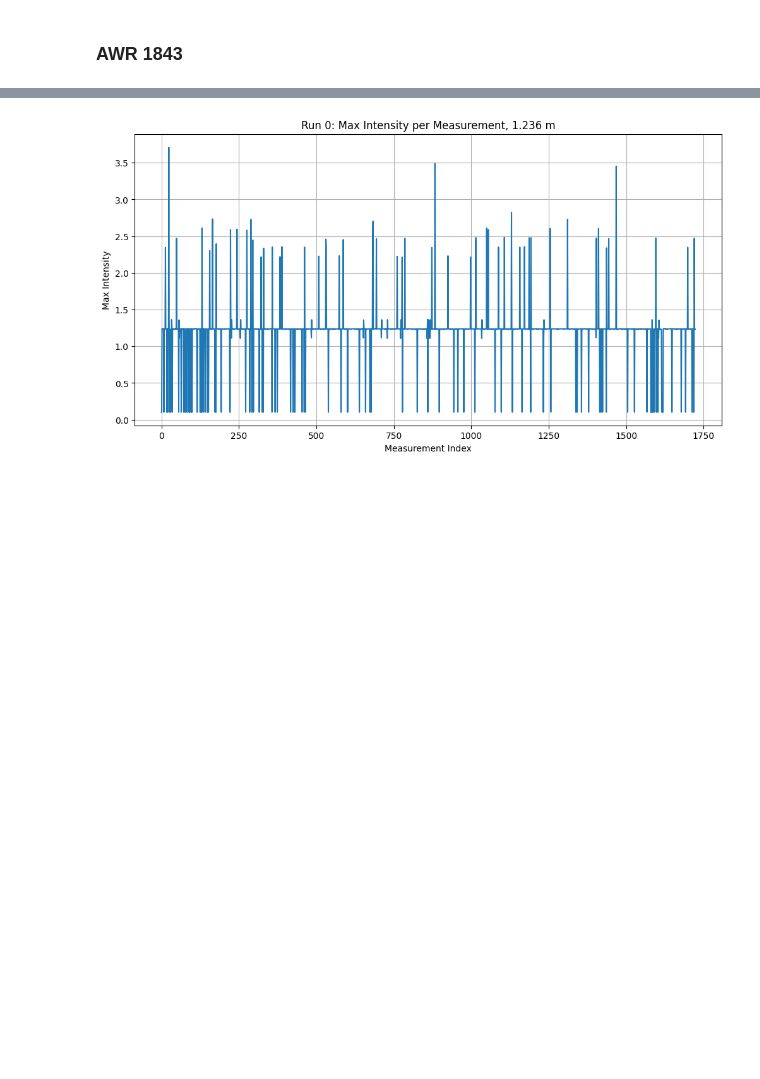
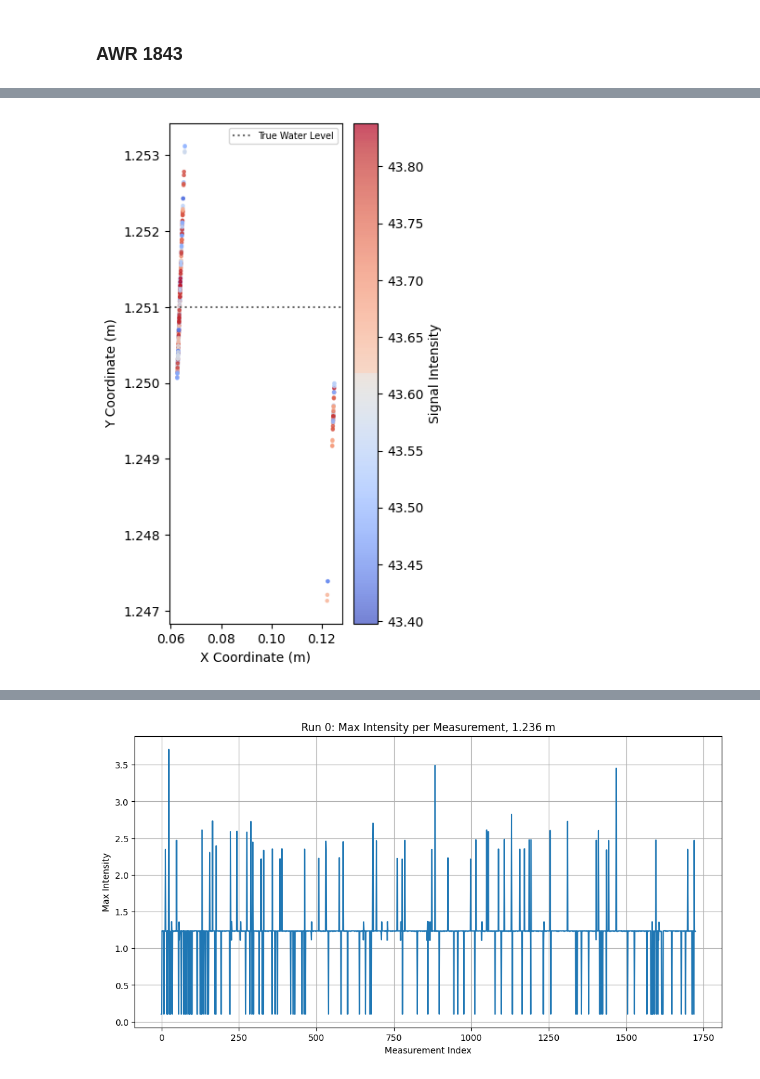
Before and after one commit to arpg/radar-water-monitoring, a Jupyter notebook: plot.ipynb, the cells around one changed output, grey strips where cells are left out. Cells and saved outputs as stored; diff of their text form; code cells hidden in the pictures; blank space fills up the shorter version.

```diff
--- a/plot.ipynb
+++ b/plot.ipynb
@@ -71,0 +62,4 @@ plot.points(awr1843_filtered, run_index=0)
+# %%
+plot.points(iwr1443_filtered, run_index=0, figsize=(3, 7), save_filename='1443_points_raw.png', gt_level=1.251)
+# %% [output]
+[figure, added]
```
Also changed, not shown: parts of 15 cells of this notebook, 7 other files.
